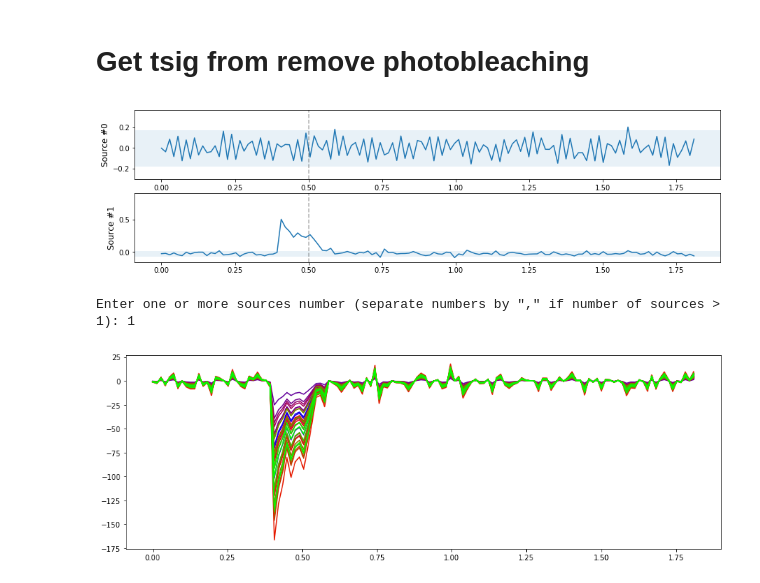
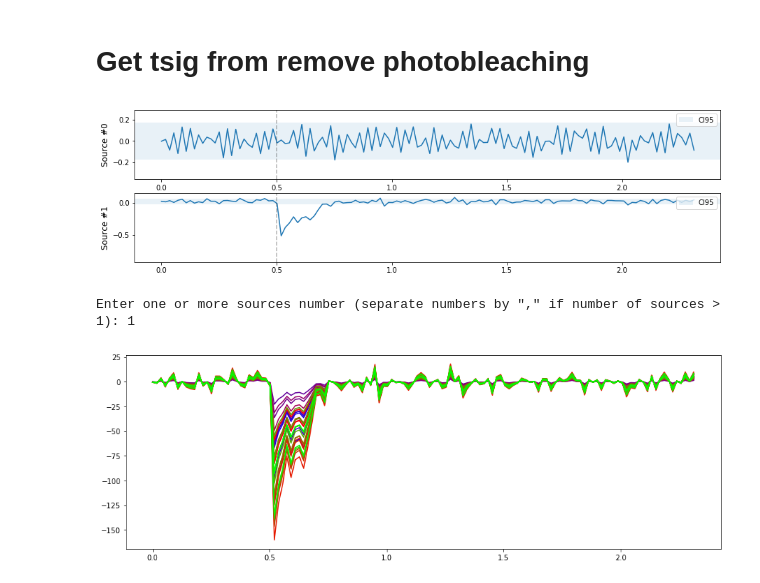
Before and after one commit to zoccoler/metroid, a Jupyter notebook: BSSD.ipynb, the cells around one changed output. Drawn from its saved outputs; the diff is of its cells as text; code cells hidden in the pictures.

Commit message:
Add files via upload
Updates on Remove Photobleaching: a single correction is applied
Updates on BSSD: automatic source selection corrected, wavelet denoise corrected

```diff
--- a/BSSD.ipynb
+++ b/BSSD.ipynb
@@ -55,7 +50,7 @@ if testing:
 if testing:
     from skimage import io
     fpath = 'Data\\Cell2\\videos_AP'
-    fr = 71.29
+    fr = 55.78
 
     fname = 'avid_1.tif'
     fullpath = fpath + '\\' + fname
@@ -78,7 +73,7 @@ if testing:
 # %%
 if testing:
     ROIs_masks, label_ROIs, ROIs_means, time  = mes.segment(mask,video, fr)
-    ROIs_means_corrected, corrections, inactive_msk,t_sig_onset  = rpb.photob_remove(video,time, mask,ROIs_means,transitory,t_sig_onset,t_sig_end)
+    ROIs_means_corrected, corrections, inactive_msk,t_sig_onset,t_sig_end  = rpb.photob_remove(video,time, mask,ROIs_means,transitory,t_sig_onset,t_sig_end)
 # %%
 def get_noise_power(ROIs_means_corrected,time,inactive_msk=None):
     ''''''
@@ -200,7 +195,7 @@ def denoise(ROIs_means_corrected,time,inactive_msk,t_sig_onset,method='ICA',n_co
 #             print('ymax',ymax)
             ymin = np.mean(sources[inactive_msk,i]) - 2*np.std(sources[inactive_msk,i])
 
-            plt.axhspan(ymin=ymin,ymax=ymax,alpha=0.1)
+            span = plt.axhspan(ymin=ymin,ymax=ymax,alpha=0.1,label='Noise CI95')
             s = 'Source #'+str(i)
             plt.ylabel(s,fontsize='large')
             ymin = 1.8*np.amin(sources[:,i])
@@ -208,6 +203,7 @@ def denoise(ROIs_means_corrected,time,inactive_msk,t_sig_onset,method='ICA',n_co
 #             print('newymin',ymin)
             ymax = 1.8*np.amax(sources[:,i])
             plt.ylim(ymin, ymax)
+            plt.legend(handles=[span],loc='upper right')
         plt.show()
         selected_source_idx = manual_select()
         plt.close()
@@ -221,10 +217,14 @@ def denoise(ROIs_means_corrected,time,inactive_msk,t_sig_onset,method='ICA',n_co
     ROIs_means_corrected_filtered = bss.inverse_transform(sources_filt)
     ROIs_means_corrected_filtered = ROIs_means_corrected_filtered - np.median(ROIs_means_corrected_filtered[inactive_msk,:],axis=0)
 
-    signal_power = get_signal_power(ROIs_means_corrected,time,inactive_msk=None)
+    signal_power = get_signal_power(ROIs_means_corrected_filtered,time,inactive_msk)
 
+    SNR = signal_power/noise_power
+#     print(SNR)
+    SNR_dB = np.zeros_like(SNR)
+    SNR_dB[SNR>0] = 10*np.log10(SNR[SNR>0])
 
-    return(ROIs_means_corrected_filtered,sources,selected_source_idx)
+    return(ROIs_means_corrected_filtered,sources,selected_source_idx,SNR_dB)
 # %%
 def wavelet_denoise4(S, time, wave='Haar'):
     import numpy as np
@@ -335,9 +348,9 @@ def get_longest_ones_seq_idx(t_sig_active):
     return(longest_idxs)
 # %%
 if testing:
-    ROIs_filtered,sources,selected_source_idx = denoise(ROIs_means_corrected,time,inactive_msk,t_sig_onset,method='ICA',n_comp=2,wavelet='dmey',autoselect=autoselect)
+    ROIs_filtered,sources,selected_source_idx,SNR_dB = denoise(ROIs_means_corrected,time,inactive_msk,t_sig_onset,method='ICA',n_comp=2,wavelet='dmey',autoselect=autoselect)
 # %% [output]
-[figure, old version]
+[figure, new version]
 Enter one or more sources number (separate numbers by "," if number of sources > 1): 1
 # %%
 if testing:
@@ -359,6 +372,6 @@ if testing:
 
     for i in range(nregions):
 
-        ax1.plot(time,ROIs_filtered[:,i],color=newcolors[i+1])
+        ax1.plot(time,ROIs_means_filtered[:,i],color=newcolors[i+1])
 # %% [output]
-[figure, old version]
+[figure, new version]
```
Also changed, not shown: parts of 4 cells of this notebook, 2 other files.
